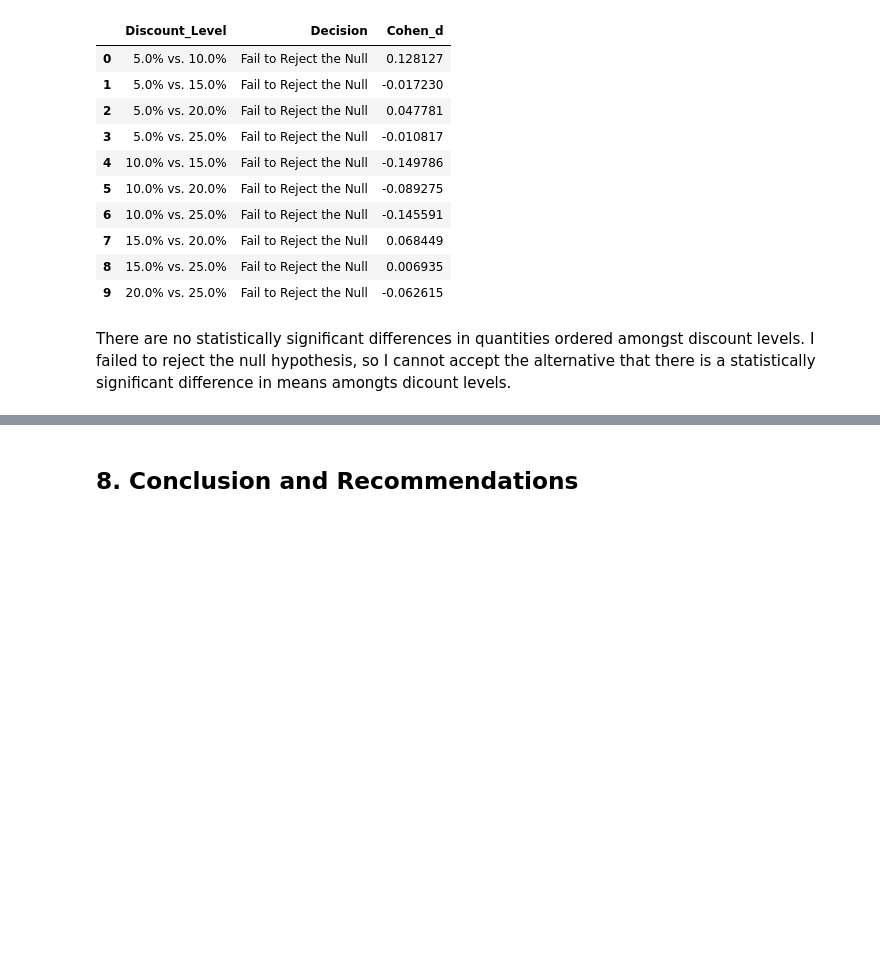
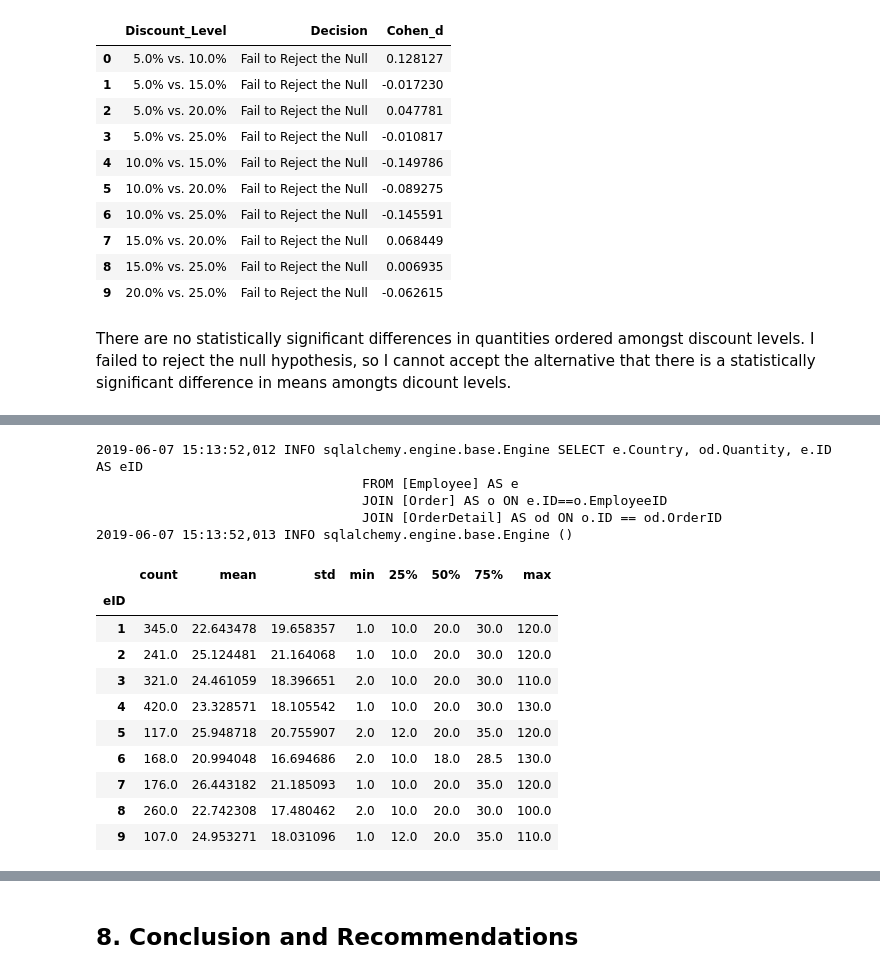
Before and after one commit to feraguilari/dsc-2-final-project-online-ds-pt-021119, a Jupyter notebook: student.ipynb, the cells around one changed output, grey strips where cells are left out. Cells and saved outputs as stored; diff of their text form; code cells hidden in the pictures; blank space fills up the shorter version.

```diff
--- a/student.ipynb
+++ b/student.ipynb
@@ -392,0 +425,25 @@ There are no statistically significant differences in quantities ordered amongst
+# %%
+#Perform SQL query to get requiered data.
+employee_orders = pd.read_sql_query("""SELECT e.Country, od.Quantity, e.ID AS eID
+                                  FROM [Employee] AS e
+                                  JOIN [Order] AS o ON e.ID==o.EmployeeID
+                                  JOIN [OrderDetail] AS od ON o.ID == od.OrderID""", engine)
+#Group dtaa by employee and get descriptive statistics
+employee_orders.groupby('eID').Quantity.describe()
+# %% [output]
+2019-06-07 15:13:52,012 INFO sqlalchemy.engine.base.Engine SELECT e.Country, od.Quantity, e.ID AS eID
+                                  FROM [Employee] AS e
+                                  JOIN [Order] AS o ON e.ID==o.EmployeeID
+                                  JOIN [OrderDetail] AS od ON o.ID == od.OrderID
+2019-06-07 15:13:52,013 INFO sqlalchemy.engine.base.Engine ()
+|  | count | mean | std | min | 25% | 50% | 75% | max |
+| eID |  |  |  |  |  |  |  |  |
+| 1 | 345.0 | 22.643478 | 19.658357 | 1.0 | 10.0 | 20.0 | 30.0 | 120.0 |
+| 2 | 241.0 | 25.124481 | 21.164068 | 1.0 | 10.0 | 20.0 | 30.0 | 120.0 |
+| 3 | 321.0 | 24.461059 | 18.396651 | 2.0 | 10.0 | 20.0 | 30.0 | 110.0 |
+| 4 | 420.0 | 23.328571 | 18.105542 | 1.0 | 10.0 | 20.0 | 30.0 | 130.0 |
+| 5 | 117.0 | 25.948718 | 20.755907 | 2.0 | 12.0 | 20.0 | 35.0 | 120.0 |
+| 6 | 168.0 | 20.994048 | 16.694686 | 2.0 | 10.0 | 18.0 | 28.5 | 130.0 |
+| 7 | 176.0 | 26.443182 | 21.185093 | 1.0 | 10.0 | 20.0 | 35.0 | 120.0 |
+| 8 | 260.0 | 22.742308 | 17.480462 | 2.0 | 10.0 | 20.0 | 30.0 | 100.0 |
+| 9 | 107.0 | 24.953271 | 18.031096 | 1.0 | 12.0 | 20.0 | 35.0 | 110.0 |
```
Also changed, not shown: parts of 17 cells of this notebook.
